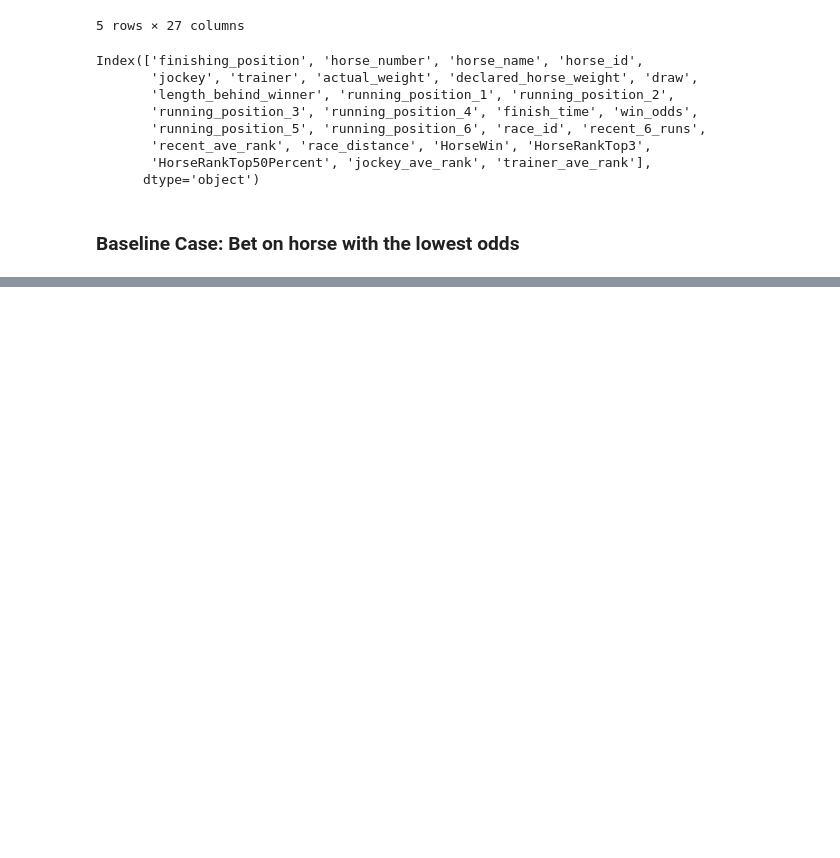
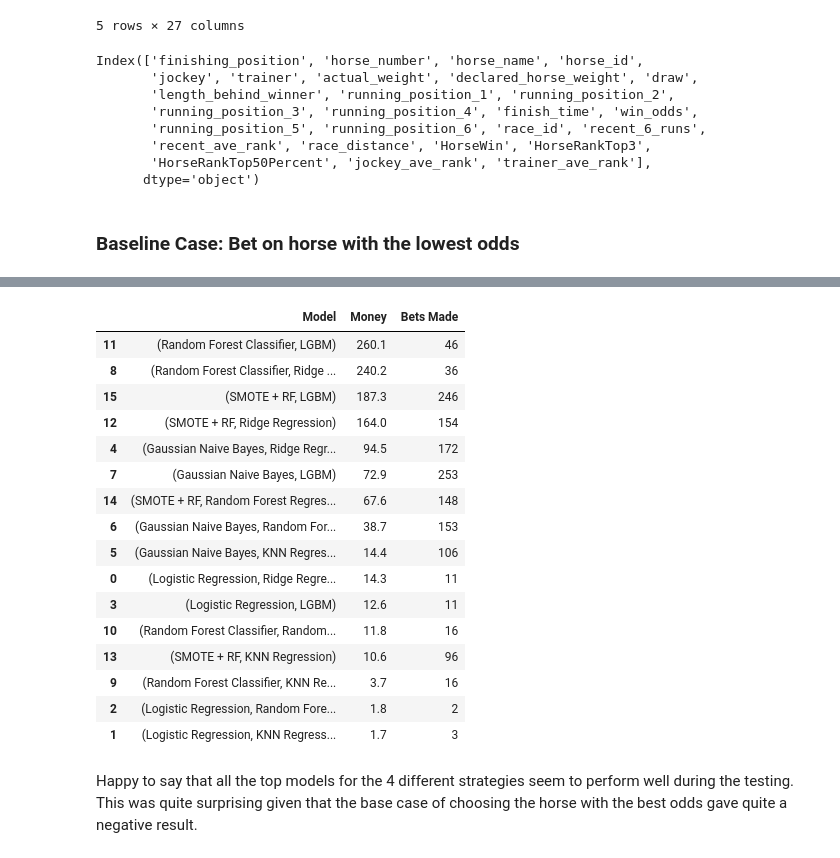
Before and after one commit to ethan-eplee/HorseRacePrediction, a Jupyter notebook: 06_backtesting.ipynb, the cells around one changed output, grey strips where cells are left out. Saved outputs shown, nothing was run; the diff lists cells and outputs as text; code cells hidden in the pictures; blank space fills up the shorter version.

```diff
--- a/06_backtesting.ipynb
+++ b/06_backtesting.ipynb
@@ -428,0 +442,11 @@ Total Bets Made:  492
+# %%
+# Create a dataframe to store the results
+strat2_results = pd.DataFrame(columns=['Model', 'Money', 'Bets Made'])
+
+for model_name, reg_model in reg_pred_dict.items():
+
+        # change False to True if you want to view the graph
+        money, bets = simple_reg_strategy(reg_model, graph = False)
+
+        # Append the results to the dataframe
+        strat2_results.loc[len(strat2_results)] = [model_name, money, sum(bets)]
@@ -428,0 +465,11 @@ Total Bets Made:  492
+# %%
+# Create a dataframe to store the results
+strat3_results = pd.DataFrame(columns=['Model', 'Money', 'Bets Made'])
+
+for model_name, class_model in class_pred_dict.items():
+
+        # change False to True if you want to view the graph
+        money, bets = top3_strategy(class_model, graph = False)
+
+        # Append the results to the dataframe
+        strat3_results.loc[len(strat3_results)] = [model_name, money, sum(bets)]
@@ -428,0 +488,13 @@ Total Bets Made:  492
+# %%
+# Create a dataframe to store the results
+strat4_results = pd.DataFrame(columns=['Model', 'Money', 'Bets Made'])
+
+for model_name1, model1 in class_pred_dict.items():
+    for model_name2, model2 in reg_pred_dict.items():
+        combo_model = model_name1, model_name2
+
+        # change False to True if you want to view the graph
+        money, bets = hybrid_strategy(model1, model2, graph = False)
+
+        # Append the results to the dataframe
+        strat4_results.loc[len(strat4_results)] = [combo_model, money, sum(bets)]
@@ -428,0 +548,23 @@ Total Bets Made:  492
+# %%
+# Print strategy 4 results
+strat4_results.sort_values(by='Money', ascending=False)
+# %% [output]
+|  | Model | Money | Bets Made |
+| 11 | (Random Forest Classifier, LGBM) | 260.1 | 46 |
+| 8 | (Random Forest Classifier, Ridge ... | 240.2 | 36 |
+| 15 | (SMOTE + RF, LGBM) | 187.3 | 246 |
+| 12 | (SMOTE + RF, Ridge Regression) | 164.0 | 154 |
+| 4 | (Gaussian Naive Bayes, Ridge Regr... | 94.5 | 172 |
+| 7 | (Gaussian Naive Bayes, LGBM) | 72.9 | 253 |
+| 14 | (SMOTE + RF, Random Forest Regres... | 67.6 | 148 |
+| 6 | (Gaussian Naive Bayes, Random For... | 38.7 | 153 |
+| 5 | (Gaussian Naive Bayes, KNN Regres... | 14.4 | 106 |
+| 0 | (Logistic Regression, Ridge Regre... | 14.3 | 11 |
+| 3 | (Logistic Regression, LGBM) | 12.6 | 11 |
+| 10 | (Random Forest Classifier, Random... | 11.8 | 16 |
+| 13 | (SMOTE + RF, KNN Regression) | 10.6 | 96 |
+| 9 | (Random Forest Classifier, KNN Re... | 3.7 | 16 |
+| 2 | (Logistic Regression, Random Fore... | 1.8 | 2 |
+| 1 | (Logistic Regression, KNN Regress... | 1.7 | 3 |
+# %% [markdown]
+Happy to say that all the top models for the 4 different strategies seem to perform well during the testing. This was quite surprising given that the base case of choosing the horse with the best odds gave quite a negative result.
```
Also changed, not shown: parts of 47 cells of this notebook, 11 other files.
